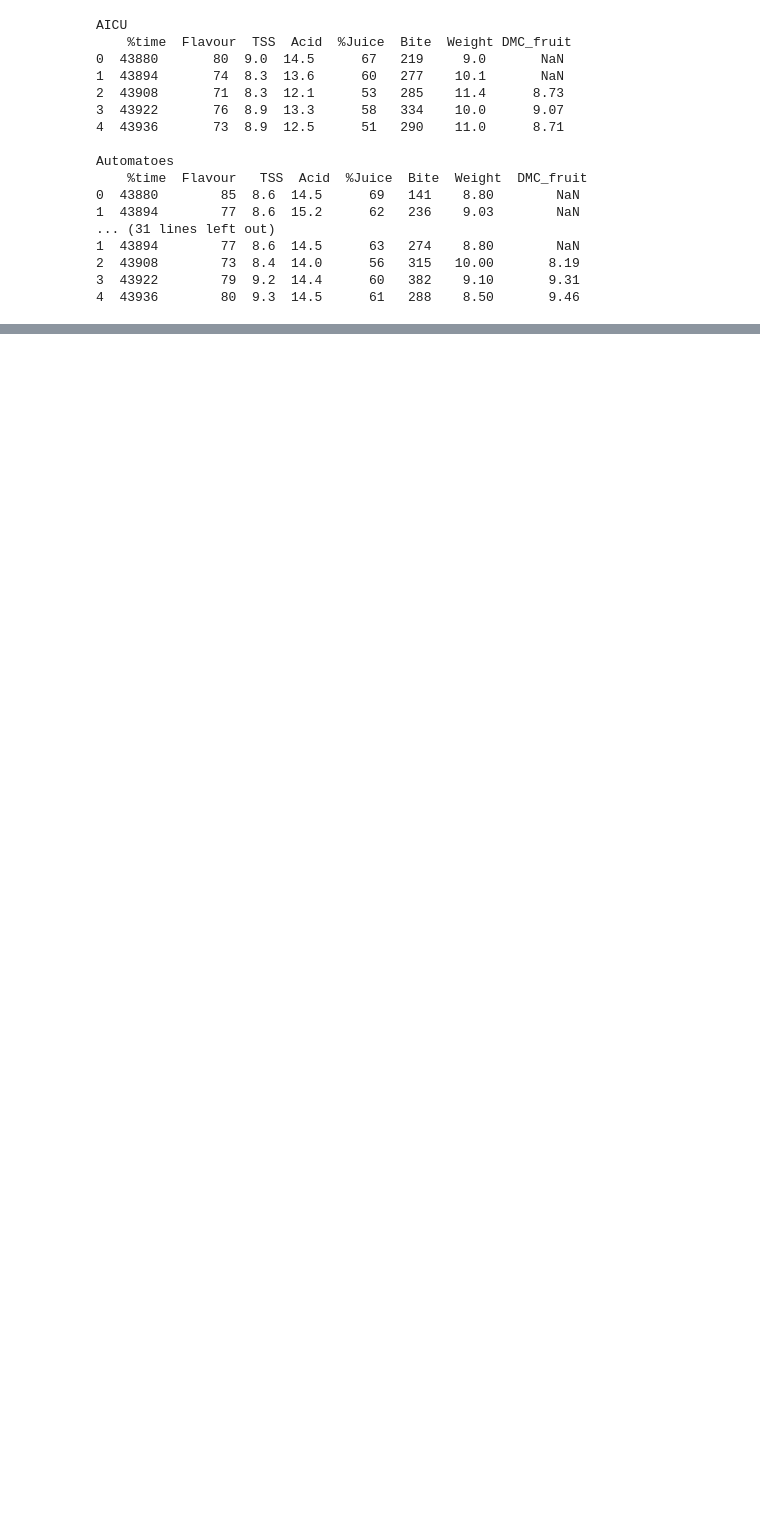
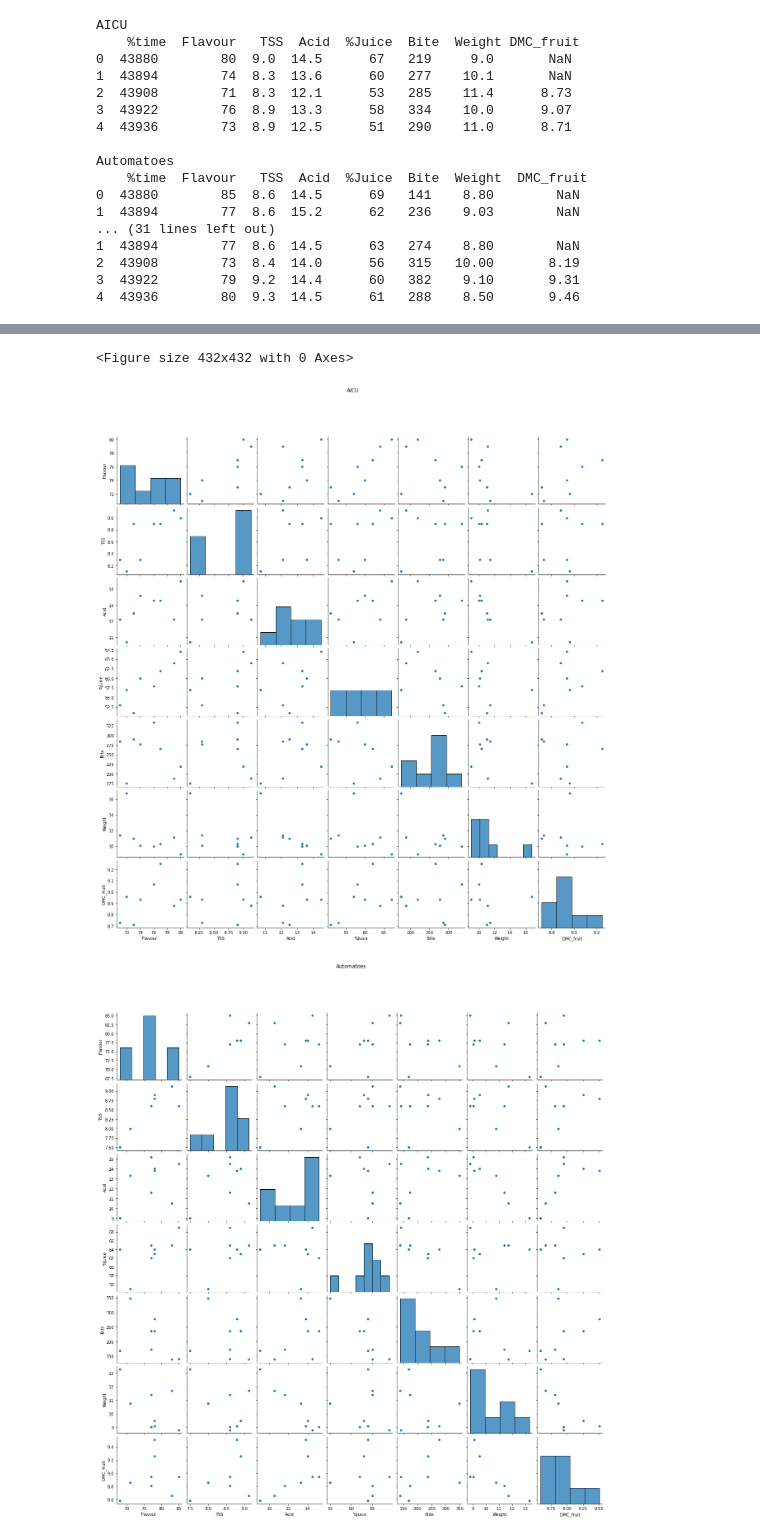
Before and after one commit to Vice777/Omdena-Chapter-Algeria, a Jupyter notebook: EDA/EDA-TomQuality.ipynb, the cells around one changed output, grey strips where cells are left out. Saved outputs shown, nothing was run; the diff lists cells and outputs as text; code cells hidden in the pictures; blank space fills up the shorter version.

```diff
--- a/EDA/EDA-TomQuality.ipynb
+++ b/EDA/EDA-TomQuality.ipynb
@@ -202,0 +230,11 @@ def plot(target):
+# %%
+plt.figure(figsize=(6,6))
+for j in df:
+    g = sns.pairplot(df[j])
+    g.fig.suptitle("{}".format(j), y=1.08) # y= some height>1
+
+plt.show()
+# %% [output]
+<Figure size 432x432 with 0 Axes>
+[figure, added]
+[figure, added]
```
Also changed, not shown: parts of 13 cells of this notebook.
